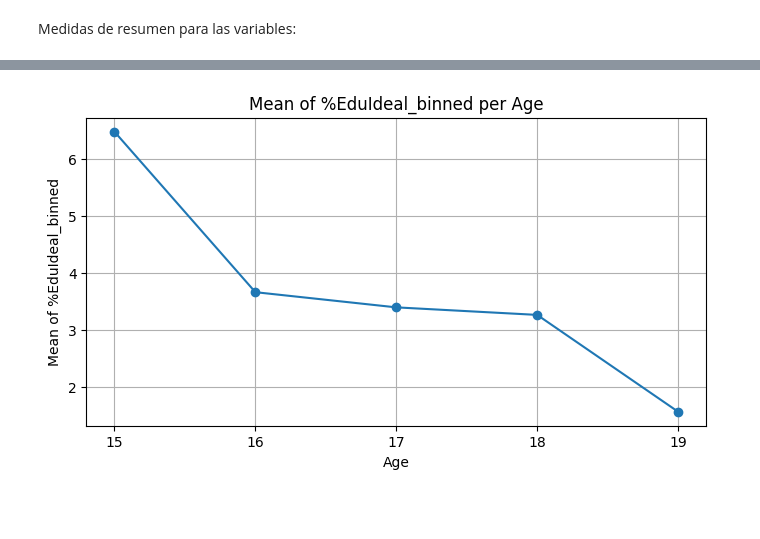
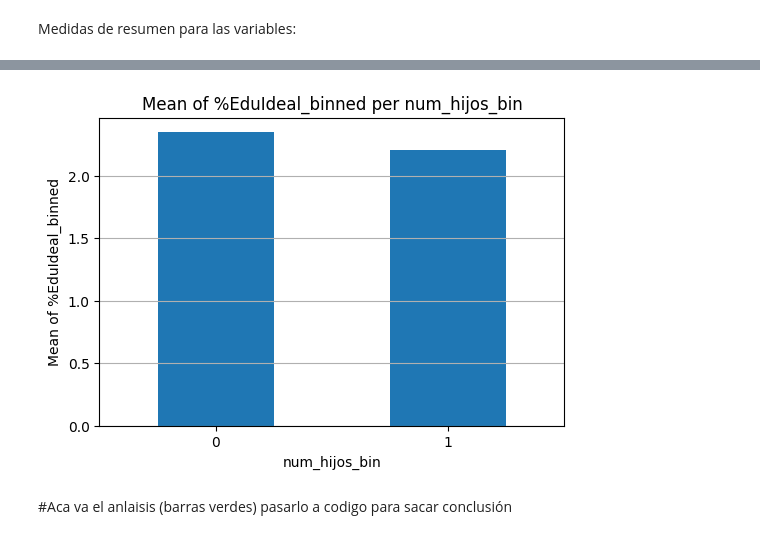
Before and after one commit to gabipalacios/Python, a Jupyter notebook: TFPython2025.ipynb, the cells around one changed output, grey strips where cells are left out. Drawn from its saved outputs; the diff is of its cells as text; code cells hidden in the pictures; blank space fills up the shorter version.

```diff
--- a/TFPython2025.ipynb
+++ b/TFPython2025.ipynb
@@ -411,5 +456,5 @@ df.sample(5)
 # %%
 # En función al resultado de la transformación de la variable %EduIdeal, creemos conveniente discretizar la mimsma en 10 bines,
-# dónde resutla una variable de menos a más, en la cual el 1 representa nivel aducativo de acuerdo a la edad de la persona.
-df['%EduIdeal_binned'] = pd.qcut(df['%EduIdeal'], q=10, labels=False, duplicates='drop')
-df.sample(5)
+# dónde resutla una variable de menos a más, en la cual el 1 representa el máximo nivel aducativo de acuerdo a la edad de la persona.
+#df['%EduIdeal_binned'] = pd.qcut(df['%EduIdeal'], q=5, labels=False, duplicates='drop')
+#df.sample(5)
@@ -430,6 +487,6 @@ df.shape
 # %%
 #Borramos la variables 'id' proveniente del dataset, y 'Educ_Ideal' (discretizasa)
 
-df = df.drop(['id', 'Educ_Ideal'], axis=1)
+df = df.drop(['id', 'Educ_Ideal','anios_educ_cat'], axis=1)
 df.sample(5)
 # %% [output]
@@ -441,0 +499,13 @@ df.sample(5)
+# %%
+#Crear otro campo con los valores de '%EduIdeal_binned' por otros valores
+
+education_mapping = {
+    'Bajo': 1,
+    'MedioBajo': 2,
+    'MedioAlto': 3,
+    'Alto': 4
+}
+
+df['%EduIdeal_mapped'] = df['%EduIdeal_binned'].map(education_mapping)
+
+df.sample(5)
@@ -442,3 +535,5 @@ df.sample(5)
+# %%
+df['%EduIdeal_mapped'] = pd.to_numeric(df['%EduIdeal_mapped'])
 # %%
 df.columns
 # %% [output]
@@ -556,11 +675,16 @@ edad_agg.head()
 # %%
-plt.figure(figsize=(8, 4))
-edad_agg['%EduIdeal_binned']['mean'].plot(kind='line', marker='o')
-plt.title('Mean of %EduIdeal_binned per Age')
-plt.xlabel('Age')
+num_hijos_bin_agg = df.groupby('num_hijos_bin').agg({'num_hijos_bin': 'count',
+                                         '%EduIdeal_mapped': ['mean']})
+num_hijos_bin_agg.head()
+plt.figure(figsize=(6, 4))
+num_hijos_bin_agg['%EduIdeal_mapped']['mean'].plot(kind='bar')
+plt.title('Mean of %EduIdeal_binned per num_hijos_bin')
+plt.xlabel('num_hijos_bin')
 plt.ylabel('Mean of %EduIdeal_binned')
-plt.xticks(edad_agg.index)
-plt.grid(True)
+plt.xticks(rotation=0)
+plt.grid(axis='y')
 plt.show()
 # %% [output]
-[figure, old version]
+[figure, new version]
+# %% [markdown]
+#Aca va el anlaisis (barras verdes) pasarlo a codigo para sacar conclusión
```
Also changed, not shown: parts of 26 cells of this notebook.
